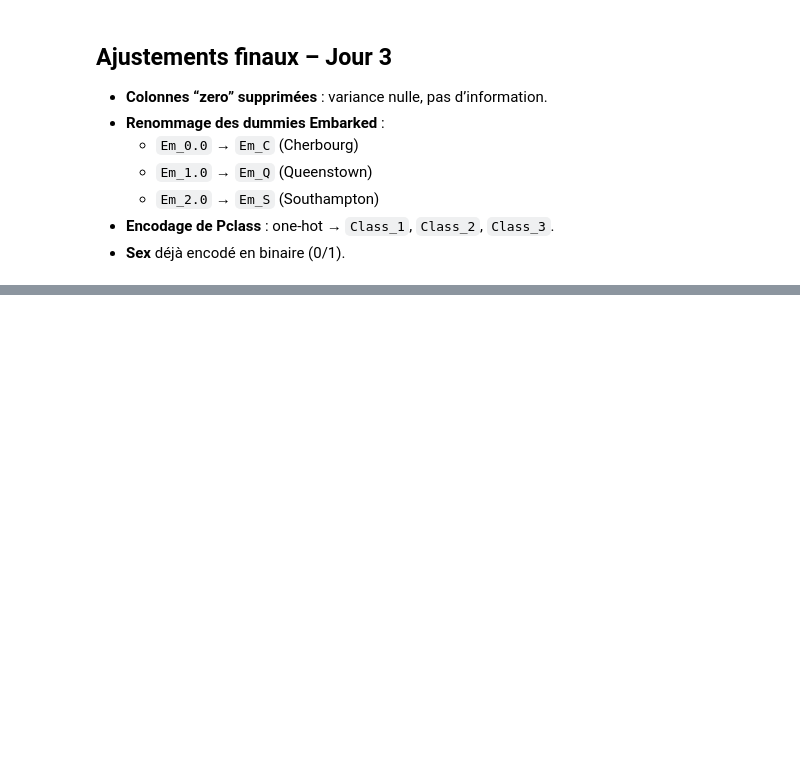
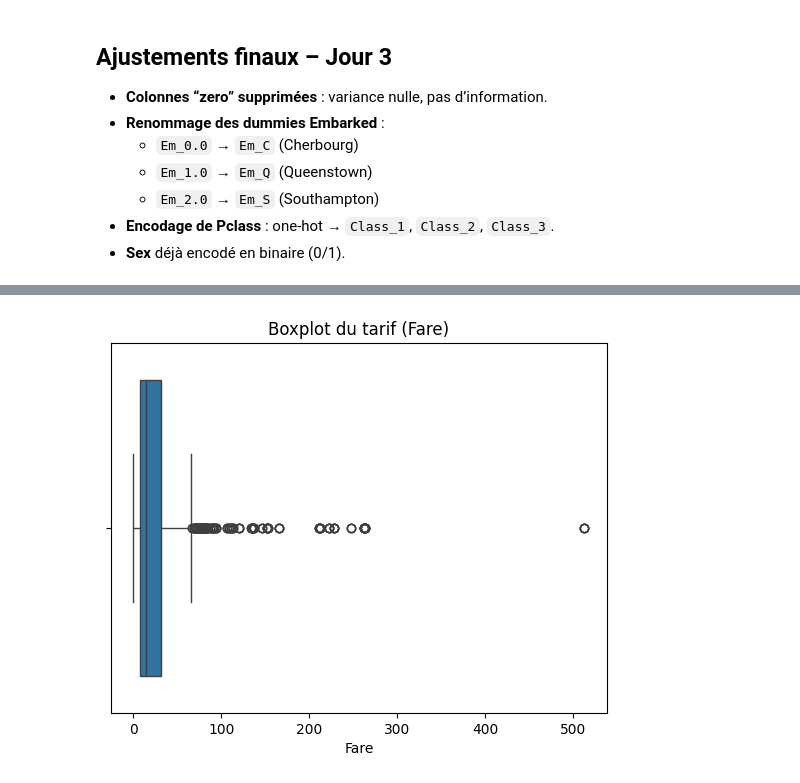
Before and after one commit to belkisKOS/data-preprocessing-security-demo, a Jupyter notebook: 01_data_load_and_init.ipynb, the cells around one changed output, grey strips where cells are left out. Drawn from its saved outputs; the diff is of its cells as text; code cells hidden in the pictures; blank space fills up the shorter version.

```diff
--- a/01_data_load_and_init.ipynb
+++ b/01_data_load_and_init.ipynb
@@ -280,0 +306,9 @@ print(df.columns.tolist())
+# %%
+import seaborn as sns
+
+sns.boxplot(x=df['Fare'])
+plt.title("Boxplot du tarif (Fare)")
+plt.xlabel("Fare")
+plt.show()
+# %% [output]
+[figure, added]
```
Also changed, not shown: parts of 4 cells of this notebook.
